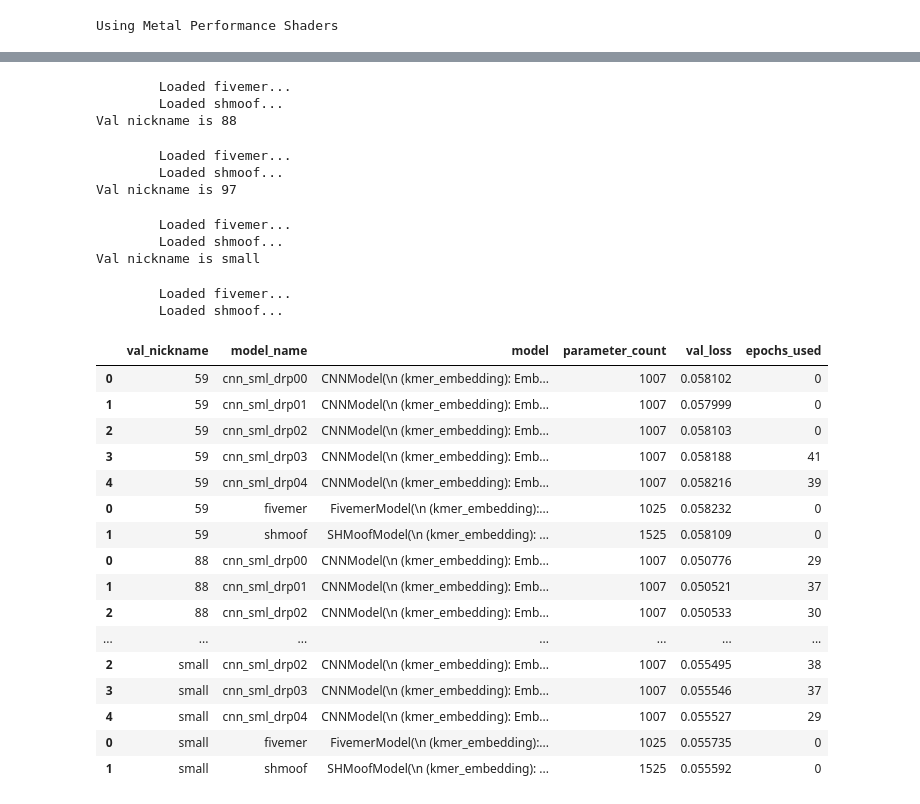
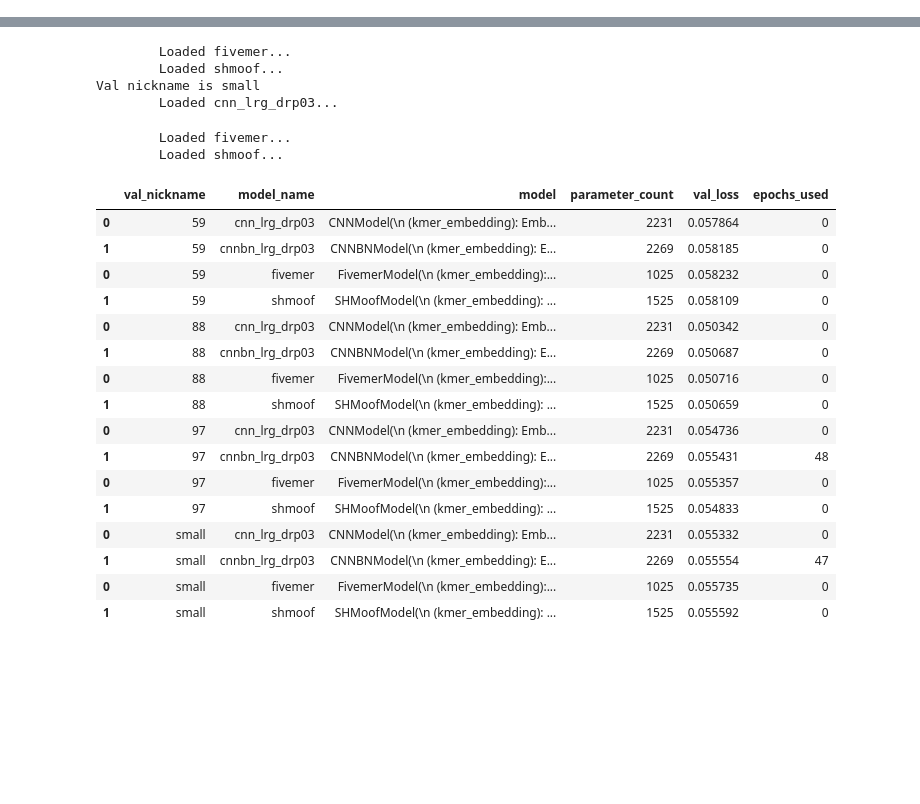
Before and after one commit to matsengrp/thrifty-experiments-1, a Jupyter notebook: human/model_comparison.ipynb, the cells around one changed output, grey strips where cells are left out. Saved outputs shown, nothing was run; the diff lists cells and outputs as text; code cells hidden in the pictures; blank space fills up the shorter version.

```diff
--- a/human/model_comparison.ipynb
+++ b/human/model_comparison.ipynb
@@ -16,7 +20,7 @@ val_nicknames = ['59', '88', '97', 'small']
 
 site_count=500
 batch_size=1024
-device = pick_device()
+device = "cpu" # pick_device()
 
 def data_of_nickname(nickname, kmer_length):
     train_df, val_df = load_shmoof_dataframes(shmoof_path, val_nickname=nickname) # , sample_count=1000)
@@ -24,8 +28,6 @@ def data_of_nickname(nickname, kmer_length):
     val_dataset = framework.SHMoofDataset(val_df, kmer_length=kmer_length, site_count=site_count)
     val_dataset.nickname = nickname
     return train_dataset, val_dataset
-# %% [output]
-Using Metal Performance Shaders
 # %%
 burrito_params = {
     "batch_size": 1024,
@@ -34,6 +36,42 @@ burrito_params = {
     "l2_regularization_coeff": 1e-6
 }
 epochs = 100
+# %%
+class CNNBNModel(models.KmerModel):
+    """CNN model with batch normalization"""
+    def __init__(self, kmer_length, embedding_dim, filter_count, kernel_size, dropout_rate=0.1):
+        super(CNNBNModel, self).__init__(kmer_length)
+        self.kmer_embedding = nn.Embedding(self.kmer_count, embedding_dim)
+        self.conv = nn.Conv1d(
+            in_channels=embedding_dim,
+            out_channels=filter_count,
+            kernel_size=kernel_size,
+            padding="same"
+        )
+        self.batch_norm = nn.BatchNorm1d(filter_count)
+        self.dropout = nn.Dropout(dropout_rate)
+        self.linear = nn.Linear(in_features=filter_count, out_features=1)
+
+    def forward(self, encoded_parents, masks):
+        kmer_embeds = self.kmer_embedding(encoded_parents)
+        kmer_embeds = kmer_embeds.permute(0, 2, 1)
+        conv_out = self.conv(kmer_embeds)
+        conv_out = F.relu(self.batch_norm(conv_out))
+        conv_out = self.dropout(conv_out)
+        conv_out = conv_out.permute(0, 2, 1)
+        log_rates = self.linear(conv_out).squeeze(-1)
+        rates = torch.exp(log_rates * masks)
+        return rates
+
+    @property
+    def hyperparameters(self):
+        return {
+            "kmer_length": self.kmer_length,
+            "embedding_dim": self.kmer_embedding.embedding_dim,
+            "filter_count": self.conv.out_channels,
+            "kernel_size": self.conv.kernel_size[0],
+            "dropout_rate": self.dropout.p,
+        }
 # %%
 def train_and_evaluate(model_name, model_instance, train_dataset, val_dataset):
     nickname = val_dataset.nickname
@@ -86,11 +124,8 @@ for nickname in val_nicknames:
     }
 
     model_instances_3 = {
-        "cnn_sml_drp00": models.CNNModel(kmer_length=3, embedding_dim=6, filter_count=14, kernel_size=7, dropout_rate=0.0),
-        "cnn_sml_drp01": models.CNNModel(kmer_length=3, embedding_dim=6, filter_count=14, kernel_size=7, dropout_rate=0.1),
-        "cnn_sml_drp02": models.CNNModel(kmer_length=3, embedding_dim=6, filter_count=14, kernel_size=7, dropout_rate=0.2),
-        "cnn_sml_drp03": models.CNNModel(kmer_length=3, embedding_dim=6, filter_count=14, kernel_size=7, dropout_rate=0.3),
-        "cnn_sml_drp04": models.CNNModel(kmer_length=3, embedding_dim=6, filter_count=14, kernel_size=7, dropout_rate=0.4),
+        "cnn_lrg_drp03": models.CNNModel(kmer_length=3, embedding_dim=8, filter_count=19, kernel_size=11, dropout_rate=0.3),
+        "cnnbn_lrg_drp03": CNNBNModel(kmer_length=3, embedding_dim=8, filter_count=19, kernel_size=11, dropout_rate=0.3),
     }
 
     model_instances_5 = {
@@ -123,29 +166,24 @@ Val nickname is 59
         Loaded fivemer...
         Loaded shmoof...
-Val nickname is 88
+Val nickname is small
+        Loaded cnn_lrg_drp03...
         Loaded fivemer...
         Loaded shmoof...
-Val nickname is 97
-        Loaded fivemer...
-        Loaded shmoof...
-Val nickname is small
-        Loaded fivemer...
-        Loaded shmoof...
 |  | val_nickname | model_name | model | parameter_count | val_loss | epochs_used |
-| 0 | 59 | cnn_sml_drp00 | CNNModel(\n (kmer_embedding): Emb... | 1007 | 0.058102 | 0 |
-| 1 | 59 | cnn_sml_drp01 | CNNModel(\n (kmer_embedding): Emb... | 1007 | 0.057999 | 0 |
-| 2 | 59 | cnn_sml_drp02 | CNNModel(\n (kmer_embedding): Emb... | 1007 | 0.058103 | 0 |
-| 3 | 59 | cnn_sml_drp03 | CNNModel(\n (kmer_embedding): Emb... | 1007 | 0.058188 | 41 |
-| 4 | 59 | cnn_sml_drp04 | CNNModel(\n (kmer_embedding): Emb... | 1007 | 0.058216 | 39 |
+| 0 | 59 | cnn_lrg_drp03 | CNNModel(\n (kmer_embedding): Emb... | 2231 | 0.057864 | 0 |
+| 1 | 59 | cnnbn_lrg_drp03 | CNNBNModel(\n (kmer_embedding): E... | 2269 | 0.058185 | 0 |
 | 0 | 59 | fivemer | FivemerModel(\n (kmer_embedding):... | 1025 | 0.058232 | 0 |
 | 1 | 59 | shmoof | SHMoofModel(\n (kmer_embedding): ... | 1525 | 0.058109 | 0 |
-| 0 | 88 | cnn_sml_drp00 | CNNModel(\n (kmer_embedding): Emb... | 1007 | 0.050776 | 29 |
-| 1 | 88 | cnn_sml_drp01 | CNNModel(\n (kmer_embedding): Emb... | 1007 | 0.050521 | 37 |
-| 2 | 88 | cnn_sml_drp02 | CNNModel(\n (kmer_embedding): Emb... | 1007 | 0.050533 | 30 |
-| ... | ... | ... | ... | ... | ... | ... |
-| 2 | small | cnn_sml_drp02 | CNNModel(\n (kmer_embedding): Emb... | 1007 | 0.055495 | 38 |
-| 3 | small | cnn_sml_drp03 | CNNModel(\n (kmer_embedding): Emb... | 1007 | 0.055546 | 37 |
-| 4 | small | cnn_sml_drp04 | CNNModel(\n (kmer_embedding): Emb... | 1007 | 0.055527 | 29 |
+| 0 | 88 | cnn_lrg_drp03 | CNNModel(\n (kmer_embedding): Emb... | 2231 | 0.050342 | 0 |
+| 1 | 88 | cnnbn_lrg_drp03 | CNNBNModel(\n (kmer_embedding): E... | 2269 | 0.050687 | 0 |
+| 0 | 88 | fivemer | FivemerModel(\n (kmer_embedding):... | 1025 | 0.050716 | 0 |
+| 1 | 88 | shmoof | SHMoofModel(\n (kmer_embedding): ... | 1525 | 0.050659 | 0 |
+| 0 | 97 | cnn_lrg_drp03 | CNNModel(\n (kmer_embedding): Emb... | 2231 | 0.054736 | 0 |
+| 1 | 97 | cnnbn_lrg_drp03 | CNNBNModel(\n (kmer_embedding): E... | 2269 | 0.055431 | 48 |
+| 0 | 97 | fivemer | FivemerModel(\n (kmer_embedding):... | 1025 | 0.055357 | 0 |
+| 1 | 97 | shmoof | SHMoofModel(\n (kmer_embedding): ... | 1525 | 0.054833 | 0 |
+| 0 | small | cnn_lrg_drp03 | CNNModel(\n (kmer_embedding): Emb... | 2231 | 0.055332 | 0 |
+| 1 | small | cnnbn_lrg_drp03 | CNNBNModel(\n (kmer_embedding): E... | 2269 | 0.055554 | 47 |
 | 0 | small | fivemer | FivemerModel(\n (kmer_embedding):... | 1025 | 0.055735 | 0 |
 | 1 | small | shmoof | SHMoofModel(\n (kmer_embedding): ... | 1525 | 0.055592 | 0 |
 # %%
```
Also changed, not shown: parts of 5 cells of this notebook.
